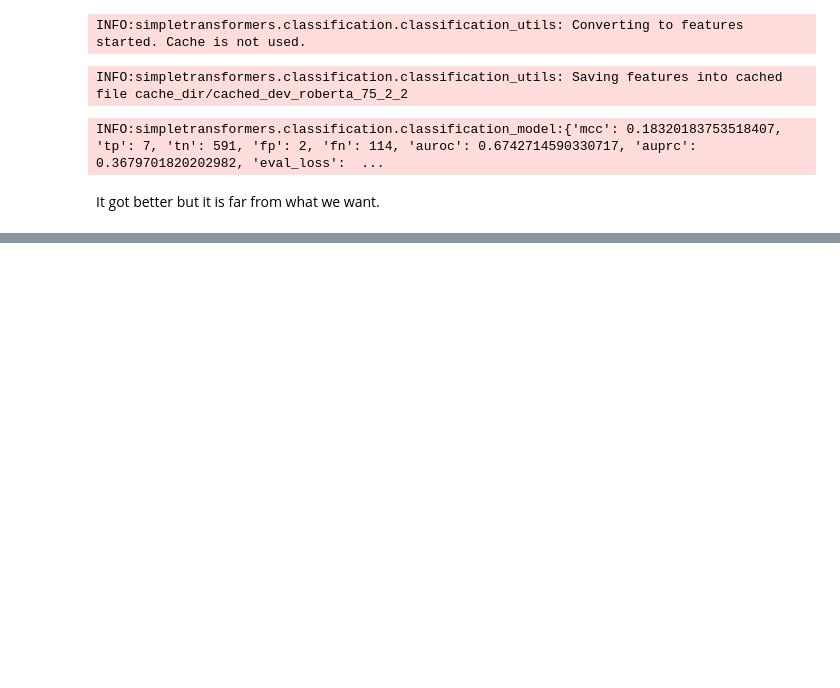
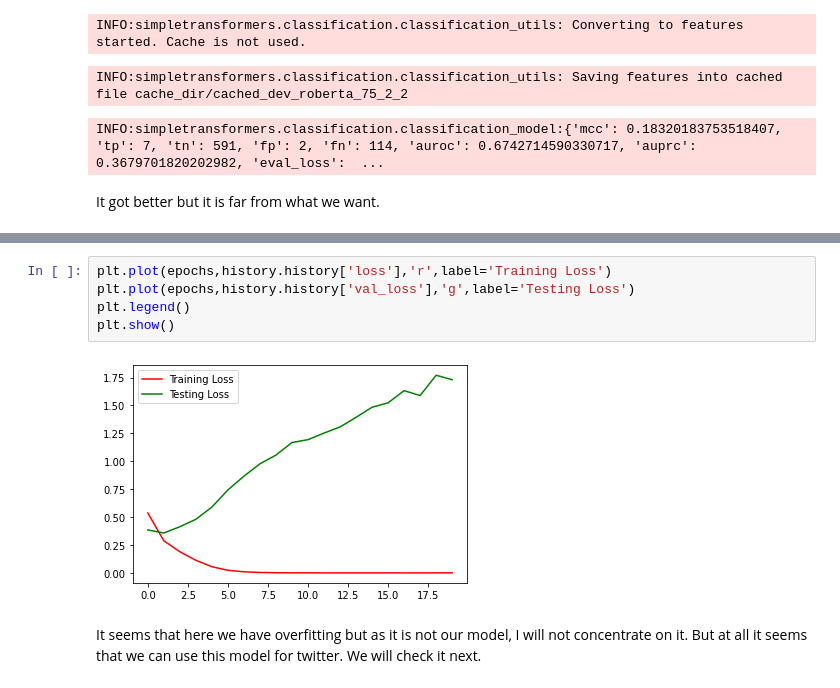
Before and after one commit to AmirAbaskohi/SemEval2022-Task6-Sarcasm-Detection, a Jupyter notebook: SarcasmDetection.ipynb, the cells around one changed output, grey strips where cells are left out. Cells and saved outputs as stored; diff of their text form; blank space fills up the shorter version.

```diff
--- a/SarcasmDetection.ipynb
+++ b/SarcasmDetection.ipynb
@@ -532,0 +750,9 @@ It got better but it is far from what we want.
+# %%
+plt.plot(epochs,history.history['loss'],'r',label='Training Loss')
+plt.plot(epochs,history.history['val_loss'],'g',label='Testing Loss')
+plt.legend()
+plt.show()
+# %% [output]
+[figure, added]
+# %% [markdown]
+It seems that here we have overfitting but as it is not our model, I will not concentrate on it. But at all it seems that we can use this model for twitter. We will check it next.
```
Also changed, not shown: parts of 20 cells of this notebook.
